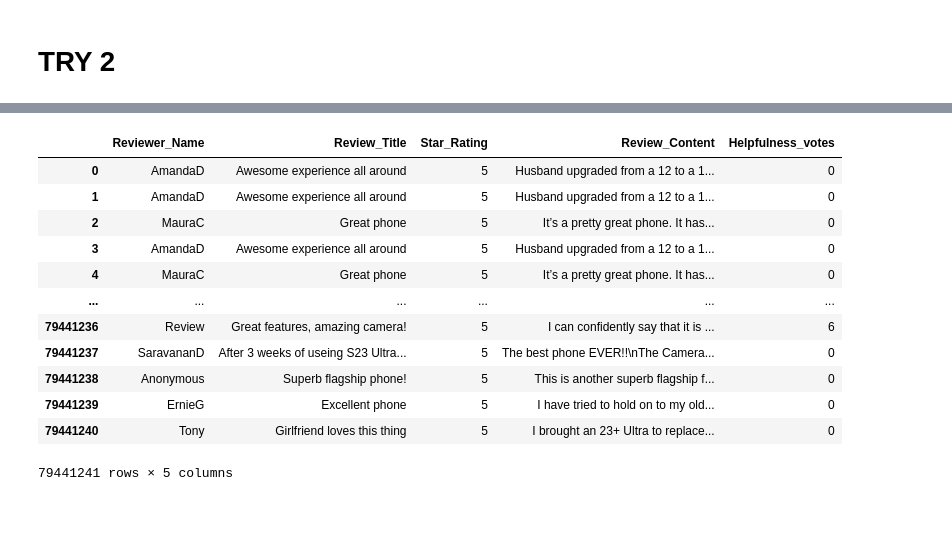
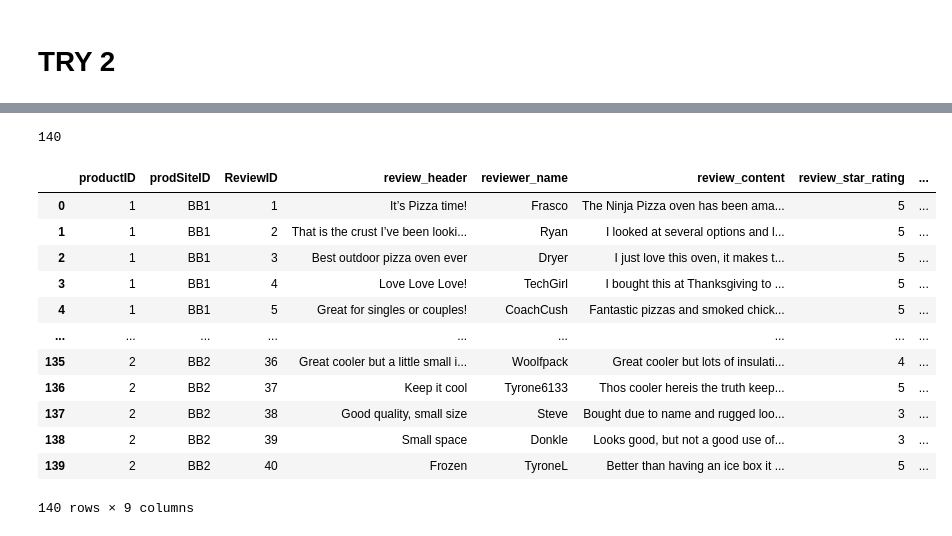
Before and after one commit to aneeshkhole/Perceived-Usefulness-of-online-customer-reviews, a Jupyter notebook: src/Bestbuy_parsing_test.ipynb, the cells around one changed output, grey strips where cells are left out. Saved outputs shown, nothing was run; the diff lists cells and outputs as text; code cells hidden in the pictures.

Commit message:
BB_scraper Standardization commit

```diff
--- a/src/Bestbuy_parsing_test.ipynb
+++ b/src/Bestbuy_parsing_test.ipynb
@@ -17,7 +17,7 @@ import time, re
 urls = [#common
         # 'https://www.bestbuy.com/site/apple-iphone-14-128gb-unlocked-midnight/6507555.p?skuId=6507555',
         # 'https://www.bestbuy.com/site/samsung-galaxy-s22-ultra-128gb-phantom-black-verizon/6494471.p?skuId=6494471',
-        'https://www.bestbuy.com/site/hp-deskjet-2755e-wireless-inkjet-printer-with-3-months-of-instant-ink-included-with-hp-white/6454282.p?skuId=6454282',
+        # 'https://www.bestbuy.com/site/hp-deskjet-2755e-wireless-inkjet-printer-with-3-months-of-instant-ink-included-with-hp-white/6454282.p?skuId=6454282',
         # 'https://www.bestbuy.com/site/jbl-flip-5-portable-bluetooth-speaker-black/6356535.p?skuId=6356535',
         # 'https://www.bestbuy.com/site/microsoft-365-family-up-to-6-people-12-month-subscription-activation-required-windows-mac-os-apple-ios-android-digital/6258038.p?skuId=6258038',
         # 'https://www.bestbuy.com/site/turbotax-deluxe-2023-federal-e-file-state-mac-os-windows-digital/6560825.p?skuId=6560825',
@@ -25,19 +25,28 @@ urls = [#common
         # 'https://www.bestbuy.com/site/razor-mx350-dirt-rocket-ebike-w-7-miles-max-operating-range-14-mph-max-speed-small-blue/3698469.p?skuId=3698469',
         # 'https://www.bestbuy.com/site/lg-65-class-c3-series-oled-4k-uhd-smart-webos-tv/6535929.p?skuId=6535929',
         # 'https://www.bestbuy.com/site/ge-1-4-cu-ft-mid-size-microwave-black/3180025.p?skuId=3180025',
-        # #BB exclusive
+        # 'https://www.bestbuy.com/site/apple-iphone-13-5g-128gb-unlocked-midnight/6417788.p?skuId=6417788',
+        # 'https://www.bestbuy.com/site/hogwarts-legacy-standard-edition-xbox-series-x/6502627.p?skuId=6502627',
+        # 'https://www.bestbuy.com/site/star-wars-jedi-survivor-standard-edition-playstation-5/6528657.p?skuId=6528657',
+        'https://www.bestbuy.com/site/ninja-woodfire-pizza-oven-8-in-1-outdoor-oven-5-pizza-settings-700f-smoker-woodfire-technology-electric-terracotta-red/6548901.p?skuId=6548901',
+        'https://www.bestbuy.com/site/igloo-imx-24-quart-cooler-gray/6523836.p?skuId=6523836'
+        #BB exclusive
         # 'https://www.bestbuy.com/site/mcafee-total-protection-5-device-antivirus-internet-security-software-1-year-subscription-android-apple-ios-chrome-mac-os-windows-digital/6517326.p?skuId=6517326',
         # 'https://www.bestbuy.com/site/norton-360-deluxe-5-device-antivirus-internet-security-software-vpn-dark-web-monitoring-1-year-subscription-android-mac-os-windows-apple-ios-digital/6346690.p?skuId=6346690',
-        # 'https://www.bestbuy.com/site/apple-iphone-13-5g-128gb-unlocked-midnight/6417788.p?skuId=6417788'
         ]
 
-s = Service() #Service(executable_path='D:\CU Boulder - Data Science\Spring 2024\Data Mining\chromedriver.exe')
+s = Service(executable_path='D:\CU Boulder - Data Science\Spring 2024\Data Mining\chromedriver.exe')
 # %%
 Global_Reviewer_name_lst = []
 Global_Review_title_lst = []
 Global_Reviewer_star_rating_lst = []
 Global_Review_content_lst = []
 Global_Helpfulness_votes_lst = []
+Global_review_ID = []
+Global_product_site_id = []
+Global_product_id = []
+Global_product_site_id = []
+Global_verified_purchase = []
 
 Global_product_name_lst = []
 Global_product_star_rating_lst = []
@@ -184,28 +179,36 @@ df_products
+# %%
+len(Global_Review_title_lst)
+# %% [output]
+140
 # %%
 review_data = {
-    'Reviewer_Name':Global_Reviewer_name_lst,
-    'Review_Title':Global_Review_title_lst,
-    'Star_Rating':Global_Reviewer_star_rating_lst,
-    'Review_Content':Global_Review_content_lst,
-    'Helpfulness_votes':Global_Helpfulness_votes_lst
+    'productID': Global_product_id,
+    'prodSiteID': Global_product_site_id,
+    'ReviewID': Global_review_ID,
+    'review_header':Global_Review_title_lst,
+    'reviewer_name':Global_Reviewer_name_lst,
+    'review_content':Global_Review_content_lst,
+    'review_star_rating':Global_Reviewer_star_rating_lst,
+    'review_helpful_votes':Global_Helpfulness_votes_lst,
+    'verified_purchase' : Global_verified_purchase
 }
 
 df_review = pd.DataFrame(review_data)
 df_review
 # %% [output]
-|  | Reviewer_Name | Review_Title | Star_Rating | Review_Content | Helpfulness_votes |
-| 0 | AmandaD | Awesome experience all around | 5 | Husband upgraded from a 12 to a 1... | 0 |
-| 1 | AmandaD | Awesome experience all around | 5 | Husband upgraded from a 12 to a 1... | 0 |
-| 2 | MauraC | Great phone | 5 | It’s a pretty great phone. It has... | 0 |
-| 3 | AmandaD | Awesome experience all around | 5 | Husband upgraded from a 12 to a 1... | 0 |
-| 4 | MauraC | Great phone | 5 | It’s a pretty great phone. It has... | 0 |
-| ... | ... | ... | ... | ... | ... |
-| 79441236 | Review | Great features, amazing camera! | 5 | I can confidently say that it is ... | 6 |
-| 79441237 | SaravananD | After 3 weeks of useing S23 Ultra... | 5 | The best phone EVER!!\nThe Camera... | 0 |
-| 79441238 | Anonymous | Superb flagship phone! | 5 | This is another superb flagship f... | 0 |
-| 79441239 | ErnieG | Excellent phone | 5 | I have tried to hold on to my old... | 0 |
-| 79441240 | Tony | Girlfriend loves this thing | 5 | I brought an 23+ Ultra to replace... | 0 |
+|  | productID | prodSiteID | ReviewID | review_header | reviewer_name | review_content | review_star_rating | ... |
+| 0 | 1 | BB1 | 1 | It’s Pizza time! | Frasco | The Ninja Pizza oven has been ama... | 5 | ... |
+| 1 | 1 | BB1 | 2 | That is the crust I’ve been looki... | Ryan | I looked at several options and l... | 5 | ... |
+| 2 | 1 | BB1 | 3 | Best outdoor pizza oven ever | Dryer | I just love this oven, it makes t... | 5 | ... |
+| 3 | 1 | BB1 | 4 | Love Love Love! | TechGirl | I bought this at Thanksgiving to ... | 5 | ... |
+| 4 | 1 | BB1 | 5 | Great for singles or couples! | CoachCush | Fantastic pizzas and smoked chick... | 5 | ... |
+| ... | ... | ... | ... | ... | ... | ... | ... | ... |
+| 135 | 2 | BB2 | 36 | Great cooler but a little small i... | Woolfpack | Great cooler but lots of insulati... | 4 | ... |
+| 136 | 2 | BB2 | 37 | Keep it cool | Tyrone6133 | Thos cooler hereis the truth keep... | 5 | ... |
+| 137 | 2 | BB2 | 38 | Good quality, small size | Steve | Bought due to name and rugged loo... | 3 | ... |
+| 138 | 2 | BB2 | 39 | Small space | Donkle | Looks good, but not a good use of... | 3 | ... |
+| 139 | 2 | BB2 | 40 | Frozen | TyroneL | Better than having an ice box it ... | 5 | ... |
-79441241 rows × 5 columns
+140 rows × 9 columns
 # %%
 len(df_review)
 # %% [output]
```
Also changed, not shown: parts of 11 cells of this notebook, 3 other files.
